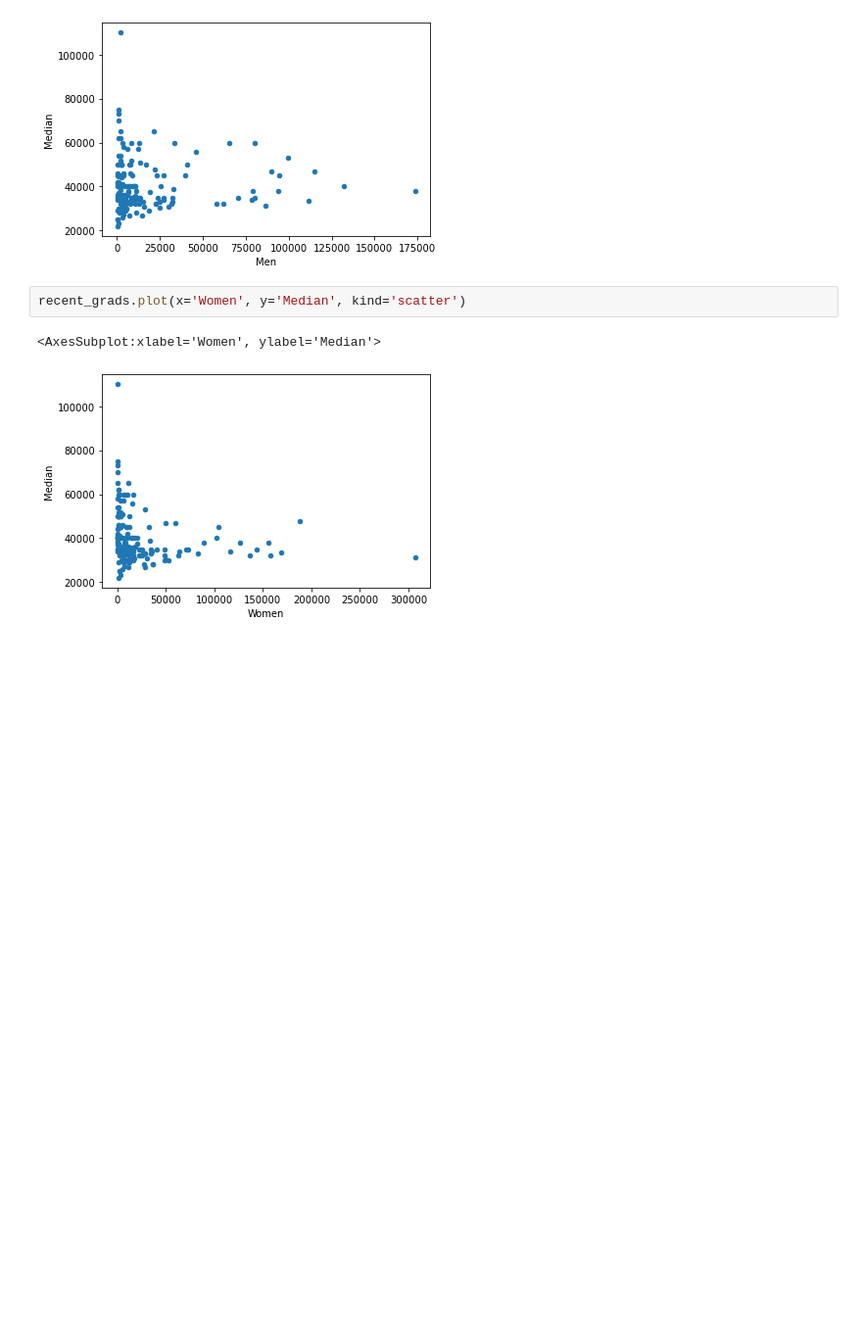
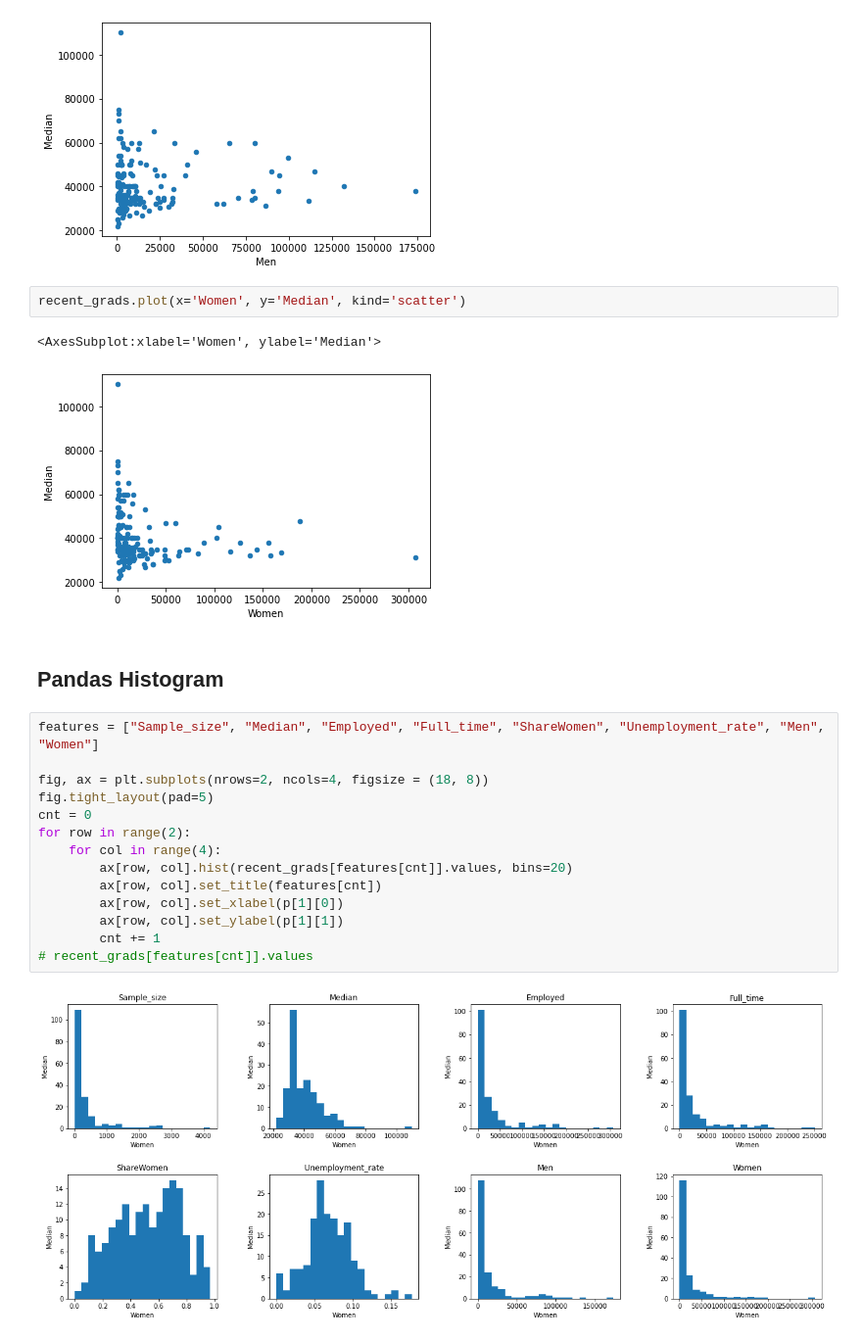
Before and after one commit to khoin-byte/dataquest-guided-projects, a Jupyter notebook: Visualizing_Earnings_Based_On_College_Majors/Basics.ipynb, the cells around one changed output. Shown at 98% size. Cells and saved outputs as stored; diff of their text form; blank space fills up the shorter version.

```diff
--- a/Visualizing_Earnings_Based_On_College_Majors/Basics.ipynb
+++ b/Visualizing_Earnings_Based_On_College_Majors/Basics.ipynb
@@ -191,3 +199,21 @@ recent_grads.plot(x='Women', y='Median', kind='scatter')
 # %% [output]
 <AxesSubplot:xlabel='Women', ylabel='Median'>
 [figure]
+# %% [markdown]
+## Pandas Histogram
+# %%
+features = ["Sample_size", "Median", "Employed", "Full_time", "ShareWomen", "Unemployment_rate", "Men", "Women"]
+
+fig, ax = plt.subplots(nrows=2, ncols=4, figsize = (18, 8))
+fig.tight_layout(pad=5)
+cnt = 0
+for row in range(2):
+    for col in range(4):
+        ax[row, col].hist(recent_grads[features[cnt]].values, bins=20)
+        ax[row, col].set_title(features[cnt])
+        ax[row, col].set_xlabel(p[1][0])
+        ax[row, col].set_ylabel(p[1][1])
+        cnt += 1
+# recent_grads[features[cnt]].values
+# %% [output]
+[figure, added]
```
Also changed, not shown: parts of 3 cells of this notebook.
